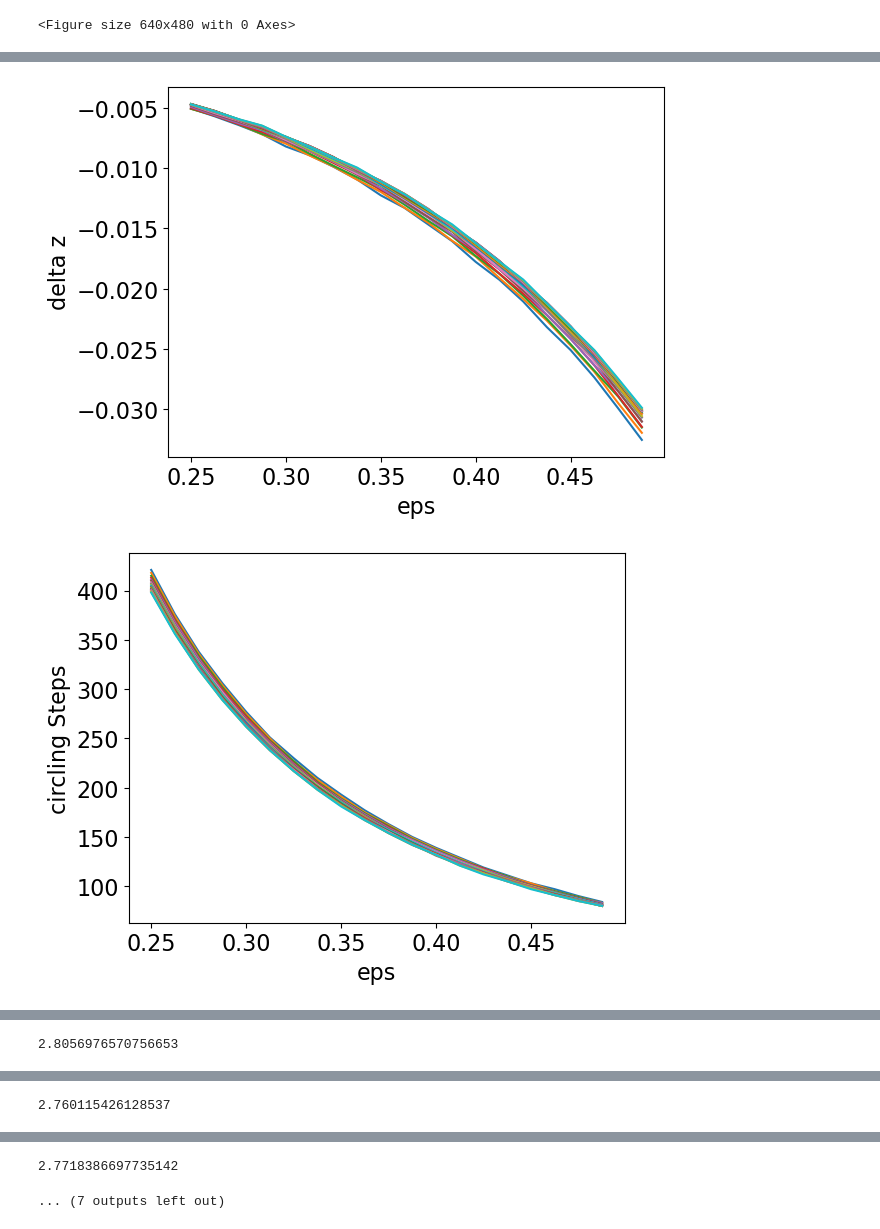
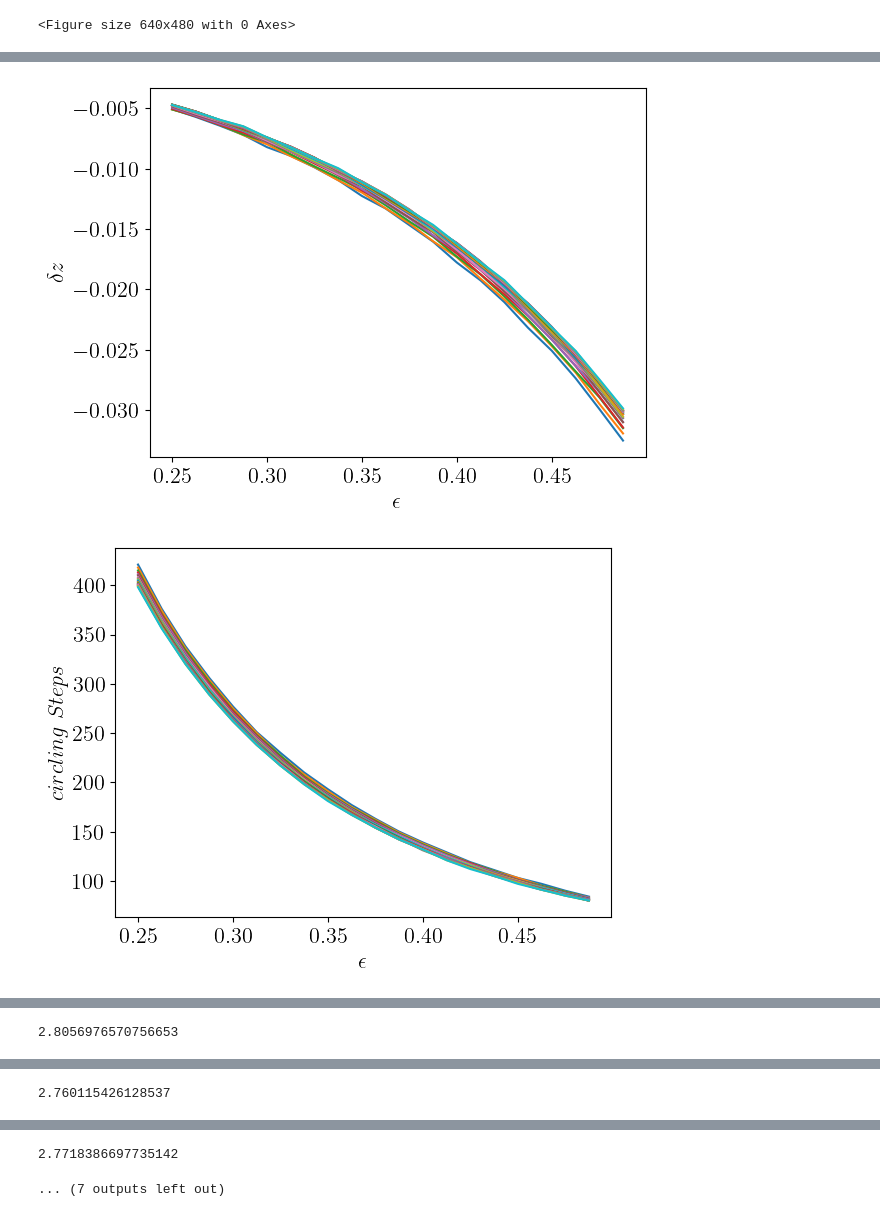
Before and after one commit to alireza-astane/starSwimmer3D, a Jupyter notebook: phase2.ipynb, the cells around one changed output, grey strips where cells are left out. Drawn from its saved outputs; the diff is of its cells as text; code cells hidden in the pictures.

Commit message:
add latex to plots

```diff
--- a/phase2.ipynb
+++ b/phase2.ipynb
@@ -821,5 +828,7 @@ for i in range(20):
 # %%
-ylables = ["delta x","delta y","delta z", "circling Steps", "rho","displacement","pitch"]
+
+ylables = ["$ \delta x$","$\delta y$","$\delta z$", "$circling$ $Steps$", "$\\rho$","$displacement$","$pitch$"]
+ylables_log = ["$\ln(\delta x)$","$\ln(\delta y)$","$\ln(\delta z)$", "$\ln(circling$ $Steps)$", "$\ln(\\rho)$","$\ln(displacement)$","$\ln(pitch)$"]
 # %%
 import matplotlib
 matplotlib.rcParams.update({'font.size': 16})
@@ -831,7 +840,7 @@ pitch =  displacement * RotorAandEpsData[:,:,3]
 for j in range(5):
     for i in range(20):
         plt.plot(As,RotorAandEpsData[:,i,j])
-    plt.xlabel("D")
+    plt.xlabel("$D$")
     plt.ylabel(ylables[j])
 
 
@@ -843,7 +852,7 @@ for j in range(5):
 for i in range(20):
     plt.plot(As,displacement[:,i])
 
-plt.xlabel("D")
+plt.xlabel("$D$")
 plt.ylabel(ylables[5])
 
 plt.savefig("2_8.png", bbox_inches="tight")
@@ -853,7 +862,7 @@ plt.show()
 for i in range(20):
     plt.plot(As,pitch[:,i])
 
-plt.xlabel("D")
+plt.xlabel("$D$")
 plt.ylabel(ylables[6])
 
 plt.savefig("2_9.png", bbox_inches="tight")
@@ -872,8 +881,8 @@ for j in range(5):
 
 
 
-    plt.xlabel("ln(D)")
-    plt.ylabel("ln(" + ylables[j] + ")")
+    plt.xlabel("$\ln(D)$")
+    plt.ylabel(ylables_log[j])
 
 
     plt.savefig("2_" + str(j+10) +".png", bbox_inches="tight")
@@ -885,8 +894,8 @@ for j in range(5):
 for i in range(20):
     plt.plot(np.log(As),np.log(displacement[:,i]))
 
-plt.xlabel("ln(D)")
-plt.ylabel("ln("+str(ylables[5])+")")
+plt.xlabel("$\ln(D)$")
+plt.ylabel(ylables_log[5])
 
 plt.savefig("2_15.png", bbox_inches="tight")
 
@@ -895,8 +904,8 @@ plt.show()
 for i in range(20):
     plt.plot(np.log(As),np.log(pitch[:,i]))
 
-plt.xlabel("ln(D)")
-plt.ylabel("ln("+str(ylables[6])+")")
+plt.xlabel("$\ln(D)$")
+plt.ylabel(ylables_log[6])
 
 plt.savefig("2_16.png", bbox_inches="tight")
 
@@ -914,7 +934,7 @@ for j in range(5):
 
 
 
-    plt.xlabel("eps")
+    plt.xlabel("$\epsilon$")
     plt.ylabel(ylables[j])
 
     plt.savefig("2_" + str(j+17) +".png", bbox_inches="tight")
@@ -924,7 +944,7 @@ for j in range(5):
 for i in range(20):
     plt.plot(Eps,displacement[i,:])
 
-plt.xlabel("eps")
+plt.xlabel("$\epsilon$")
 plt.ylabel(ylables[5])
 plt.savefig("2_22.png", bbox_inches="tight")
 
@@ -935,7 +955,7 @@ for i in range(20):
 
 
 
-plt.xlabel("eps")
+plt.xlabel("$\epsilon$")
 plt.ylabel(ylables[6])
 plt.savefig("2_23.png", bbox_inches="tight")
 plt.show()
@@ -944,8 +964,8 @@ plt.show()
 for j in range(5):
     slopes = 0
 
-    plt.xlabel("log(eps)")
-    plt.ylabel("log(" + ylables[j] + ")")
+    plt.xlabel("$\ln(\epsilon)$")
+    plt.ylabel(ylables_log[j])
     for i in range(20):
         plt.loglog(Eps,np.abs(RotorAandEpsData[i,:,j]))
         slope,_,_,_,_= scipy.stats.linregress(np.log(Eps),np.log(np.abs(RotorAandEpsData[i,:,j])))
@@ -964,8 +984,8 @@ for j in range(5):
 for i in range(20):
     plt.plot(np.log(Eps),np.log(displacement[i,:]))
 
-plt.xlabel("log(eps)")
-plt.ylabel("log(" + ylables[5] + ")")
+plt.xlabel("$\ln(\epsilon)$")
+plt.ylabel(ylables_log[5])
 plt.savefig("2_29.png", bbox_inches="tight")
 
 plt.show()
@@ -975,8 +995,8 @@ for i in range(20):
 
 
 
-plt.xlabel("log(eps)")
-plt.ylabel("log(" + ylables[6] + ")")
+plt.xlabel("$\ln(\epsilon)$")
+plt.ylabel(ylables_log[6])
 plt.savefig("2_30.png", bbox_inches="tight")
 plt.show()
 # %% [output]
@@ -985,2 +1005,2 @@ plt.show()
-[figure, old version]
+[figure, new version]
-[figure, old version]
+[figure, new version]
```
Also changed, not shown: parts of 10 cells of this notebook, 52 other files.
